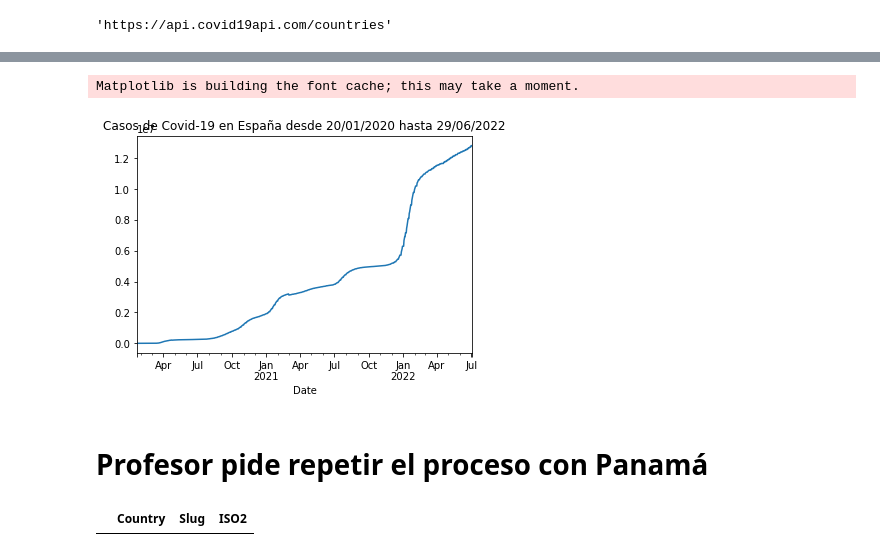
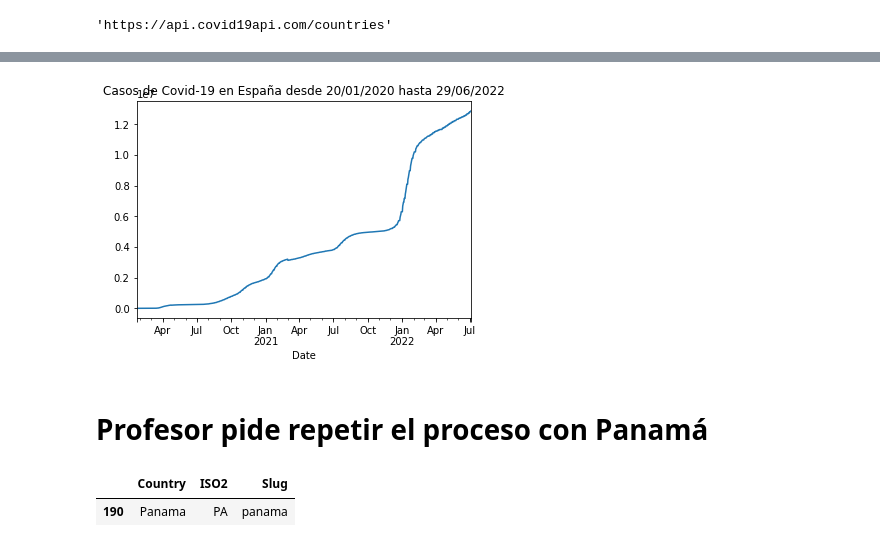
Before and after one commit to nebrijas/marlenetesta-web, a Jupyter notebook: api-covid-pandas.ipynb, the cells around one changed output, grey strips where cells are left out. Drawn from its saved outputs; the diff is of its cells as text; code cells hidden in the pictures.

```diff
--- a/api-covid-pandas.ipynb
+++ b/api-covid-pandas.ipynb
@@ -87,15 +110,15 @@ df.describe()
 | freq | 1 | 1 | 1 |
 # %%
-plot_rt_es = df_rt_es.set_index('Date')['Cases'].plot(title="Casos de Covid-19 en España desde 20/01/2020 hasta 29/06/2022")
+plot_rt_es = df_rt_es.set_index('Date')['Cases'].plot(title=u"Casos de Covid-19 en España desde 20/01/2020 hasta 29/06/2022")
 # %% [output]
-Matplotlib is building the font cache; this may take a moment.
 [figure]
 # %% [markdown]
 # Profesor pide repetir el proceso con Panamá
 # %%
-df[df['Country'] == 'Pan']
+df[df['Country'] == 'Panama']
 # %% [output]
-|  | Country | Slug | ISO2 |
+|  | Country | ISO2 | Slug |
+| 190 | Panama | PA | panama |
 # %%
 url_rt_pa = 'https://api.covid19api.com/country/panama/status/confirmed/live'
 df_rt_pa = pd.read_json(url_rt_pa)
```
Also changed, not shown: parts of 16 cells of this notebook.
